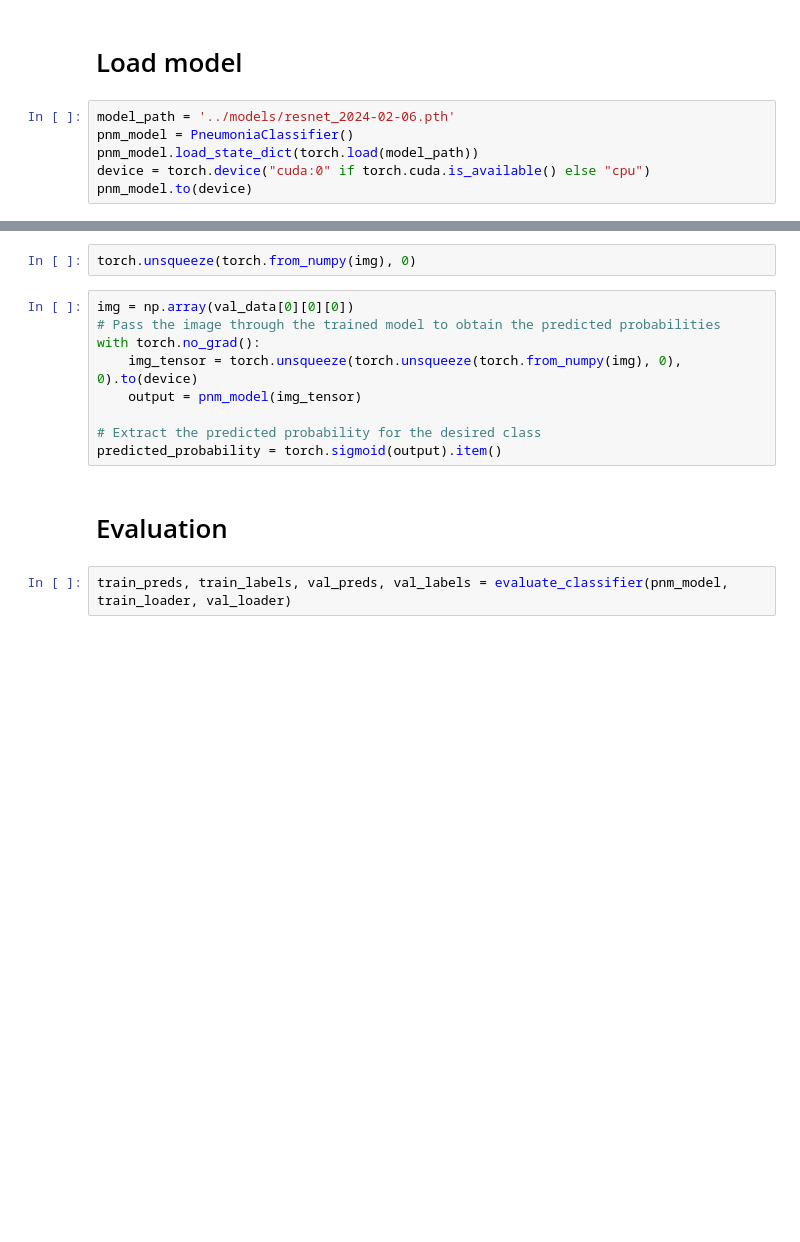
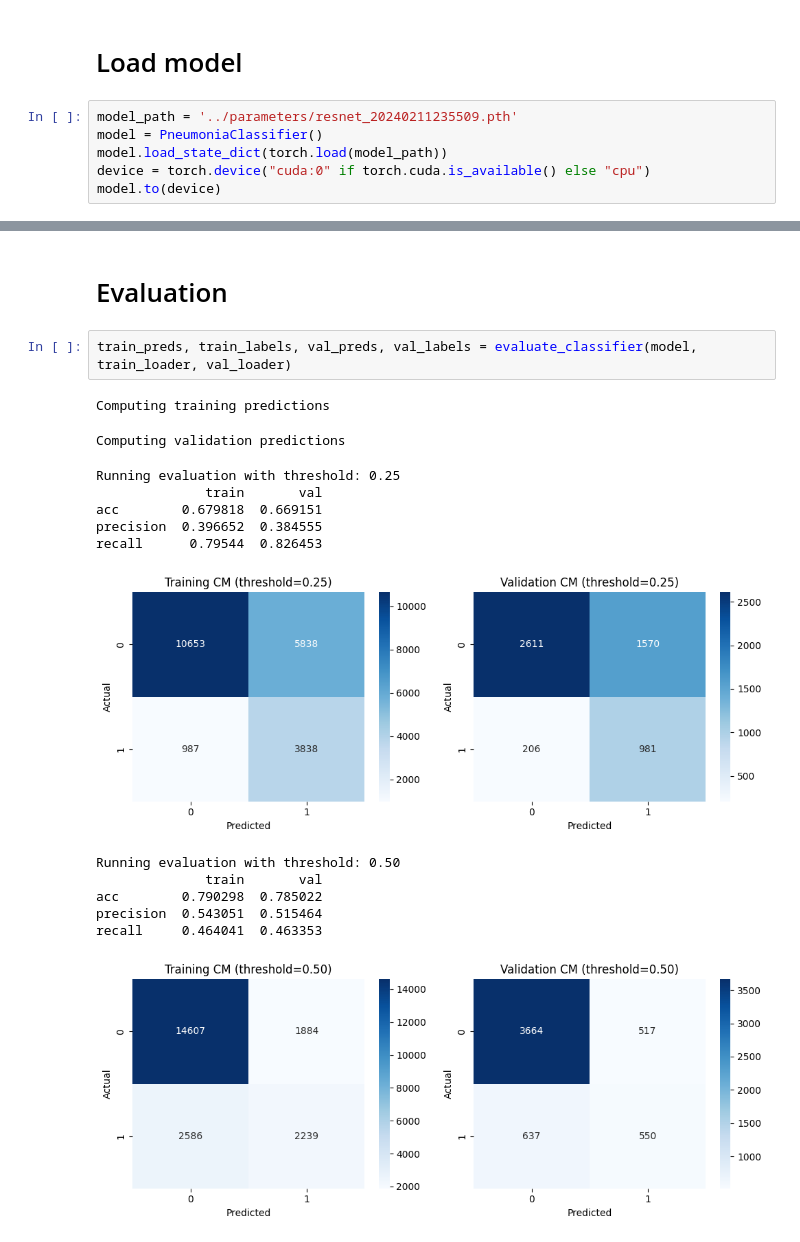
Before and after one commit to borbalita/medical, a Jupyter notebook: dev/Pneumonia.ipynb, the cells around one changed output, grey strips where cells are left out. Saved outputs shown, nothing was run; the diff lists cells and outputs as text; blank space fills up the shorter version.

Commit message:
update model

```diff
--- a/dev/Pneumonia.ipynb
+++ b/dev/Pneumonia.ipynb
@@ -105,8 +141,8 @@ save(pnm_model.state_dict(), model_dir / file_name)
 # %% [markdown]
 # Load model
 # %%
-model_path = '../models/resnet_2024-02-06.pth'
-pnm_model = PneumoniaClassifier()
-pnm_model.load_state_dict(torch.load(model_path))
+model_path = '../parameters/resnet_20240211235509.pth'
+model = PneumoniaClassifier()
+model.load_state_dict(torch.load(model_path))
 device = torch.device("cuda:0" if torch.cuda.is_available() else "cpu")
-pnm_model.to(device)
+model.to(device)
@@ -113,15 +167,19 @@ pnm_model.to(device)
-# %%
-torch.unsqueeze(torch.from_numpy(img), 0)
-# %%
-img = np.array(val_data[0][0][0])
-# Pass the image through the trained model to obtain the predicted probabilities
-with torch.no_grad():
-    img_tensor = torch.unsqueeze(torch.unsqueeze(torch.from_numpy(img), 0), 0).to(device)
-    output = pnm_model(img_tensor)
-
-# Extract the predicted probability for the desired class
-predicted_probability = torch.sigmoid(output).item()
 # %% [markdown]
 # Evaluation
 # %%
-train_preds, train_labels, val_preds, val_labels = evaluate_classifier(pnm_model, train_loader, val_loader)
+train_preds, train_labels, val_preds, val_labels = evaluate_classifier(model, train_loader, val_loader)
+# %% [output]
+Computing training predictions
+Computing validation predictions
+Running evaluation with threshold: 0.25
+              train       val
+acc        0.679818  0.669151
+precision  0.396652  0.384555
+recall      0.79544  0.826453
+[figure, added]
+Running evaluation with threshold: 0.50
+              train       val
+acc        0.790298  0.785022
+precision  0.543051  0.515464
+recall     0.464041  0.463353
+[figure, added]
```
Also changed, not shown: parts of 14 cells of this notebook, 5 other files.
